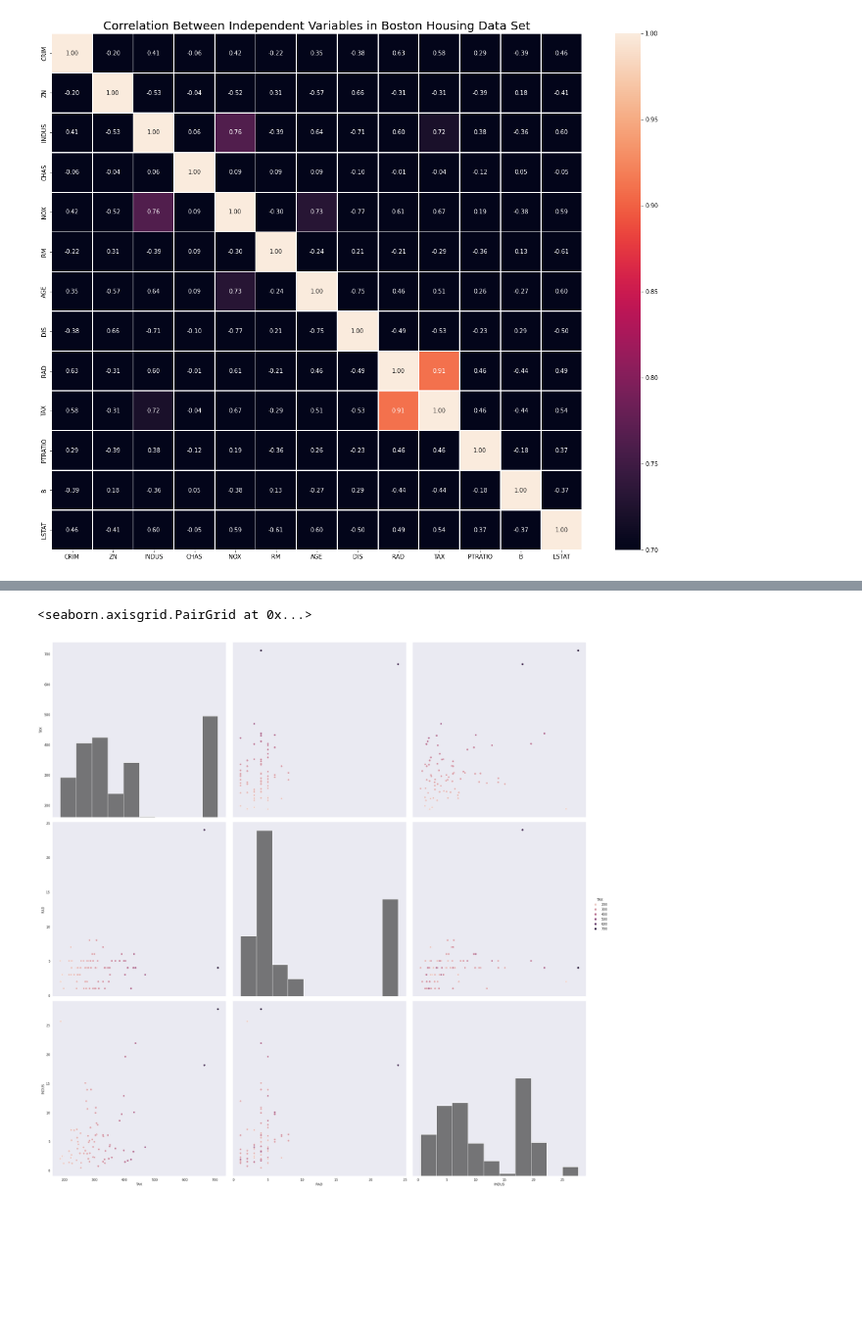
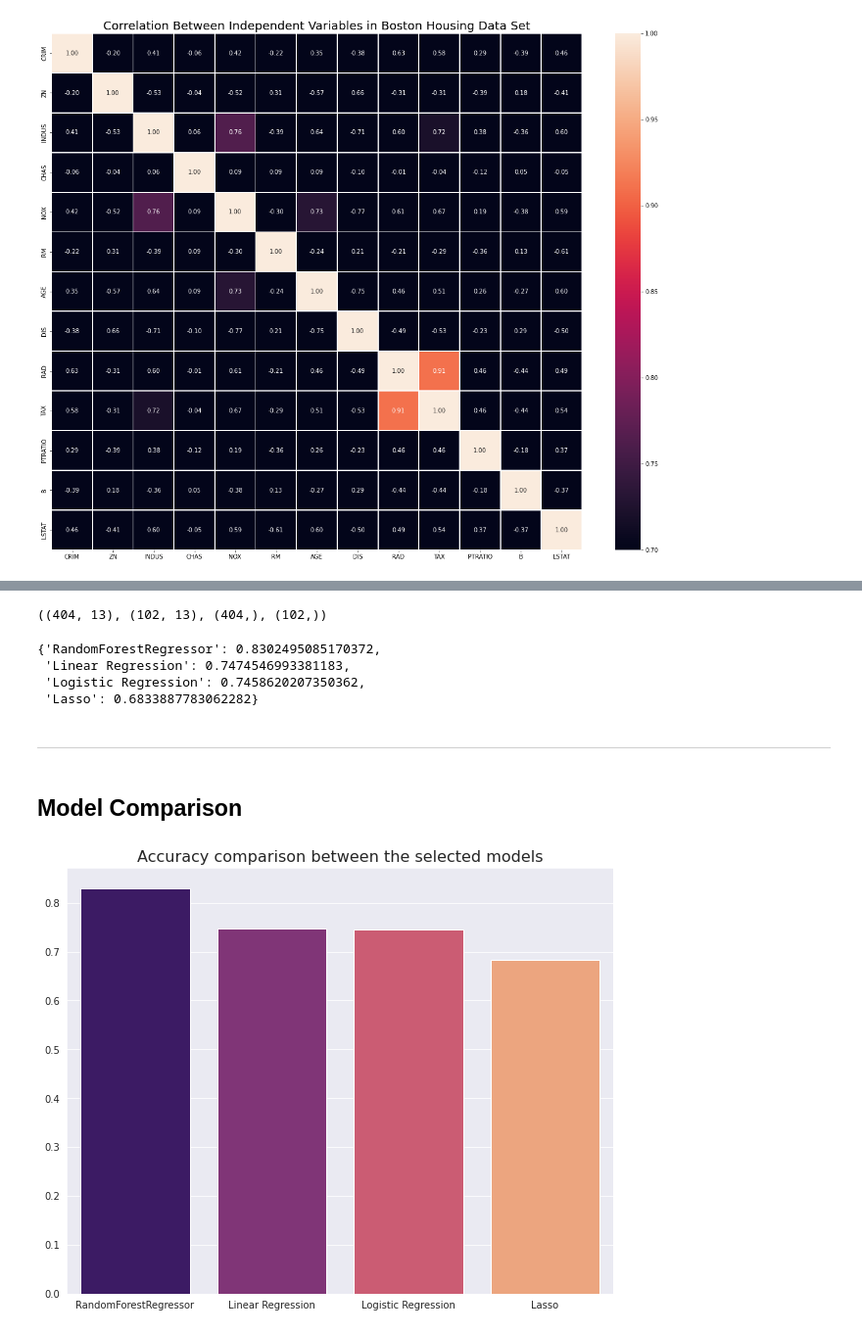
Before and after one commit to artghieri/Machine-Learning-ScitKit-Learn, a Jupyter notebook: main.ipynb, the cells around one changed output, grey strips where cells are left out. Shown at 98% size. Drawn from its saved outputs; the diff is of its cells as text; code cells hidden in the pictures; blank space fills up the shorter version.

```diff
--- a/main.ipynb
+++ b/main.ipynb
@@ -385,9 +371,63 @@ g = sns.jointplot(data=boston, x="NOX", y="MEDV", kind="reg", color = '.3', heig
-# %%
-variables = ["TAX", "RAD", "INDUS"]
-g = sns.PairGrid(boston, hue="TAX", vars=variables, height = 8)
-g.map_diag(sns.histplot, hue=None, color=".3")
-g.map_offdiag(sns.scatterplot)
-g.add_legend()
-# %% [output]
-<seaborn.axisgrid.PairGrid at 0x...>
-[figure, removed]
+# %%
+# Split data into training and validation sets
+X = boston.drop(['MEDV'], axis = 1)
+y = boston['MEDV']
+
+X_train, X_valid, y_train, y_valid = train_test_split(X, y, test_size=0.2)
+
+X_train.shape, X_valid.shape, y_train.shape, y_valid.shape
+# %% [output]
+((404, 13), (102, 13), (404,), (102,))
+# %%
+# Put models in a dictionary
+models = {"RandomForestRegressor": RandomForestRegressor(),
+          "Linear Regression": LinearRegression(),
+          "Logistic Regression": Ridge(),
+          "Lasso": Lasso()}
+
+# Create function to fit and score models
+def fit_and_score(models, X_train, X_valid, y_train, y_valid):
+    """
+    Fits and evaluates given machine learning models.
+    models : a dict of different Scikit-Learn machine learning models
+    X_train : training data
+    X_valid : validation data
+    y_train : labels assosciated with training data
+    y_valid : labels assosciated with test data
+    """
+    # Random seed for reproducible results
+    np.random.seed(0)
+    # Make a list to keep model scores
+    model_scores = {}
+    # Loop through models
+    for name, model in models.items():
+        # Fit the model to the data
+        model.fit(X_train, y_train)
+        # Evaluate the model and append its score to model_scores
+        model_scores[name] = model.score(X_valid, y_valid)
+    return model_scores
+# %%
+model_scores = fit_and_score(models=models,
+                             X_train=X_train,
+                             X_valid=X_valid,
+                             y_train=y_train,
+                             y_valid=y_valid)
+model_scores
+# %% [output]
+{'RandomForestRegressor': 0.8302495085170372,
+ 'Linear Regression': 0.7474546993381183,
+ 'Logistic Regression': 0.7458620207350362,
+ 'Lasso': 0.6833887783062282}
+# %% [markdown]
+---
+# %% [markdown]
+## **Model Comparison**
+# %%
+model_compare = pd.DataFrame(model_scores, index = ['accuracy'])
+
+# simple bar graph comparison
+plt.figure(figsize = (10,8))
+sns.barplot(data = model_compare, palette = 'magma');
+plt.title('Accuracy comparison between the selected models', fontsize = 16);
+# %% [output]
+[figure, added]
```
Also changed, not shown: parts of 25 cells of this notebook.
